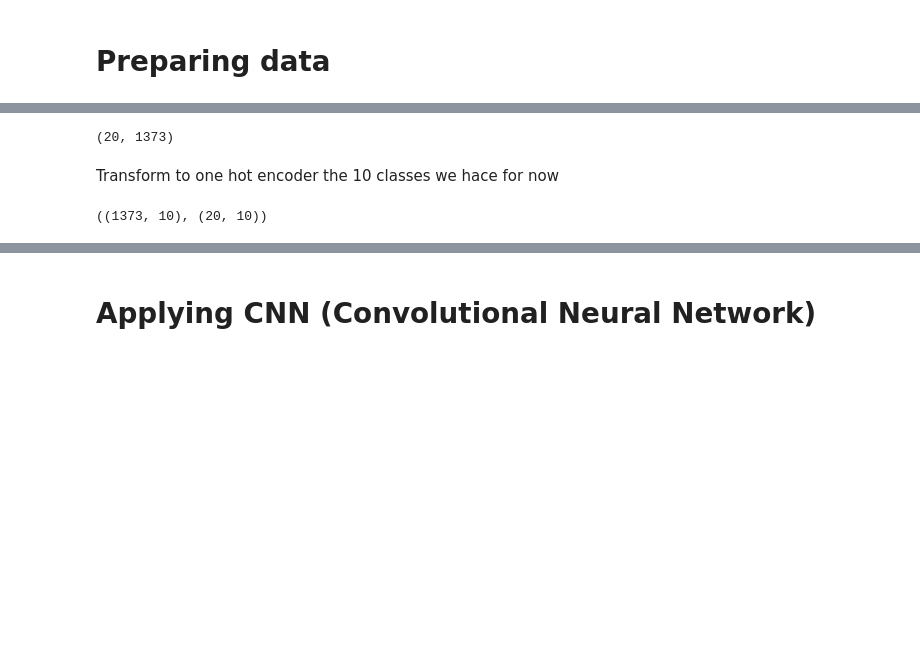
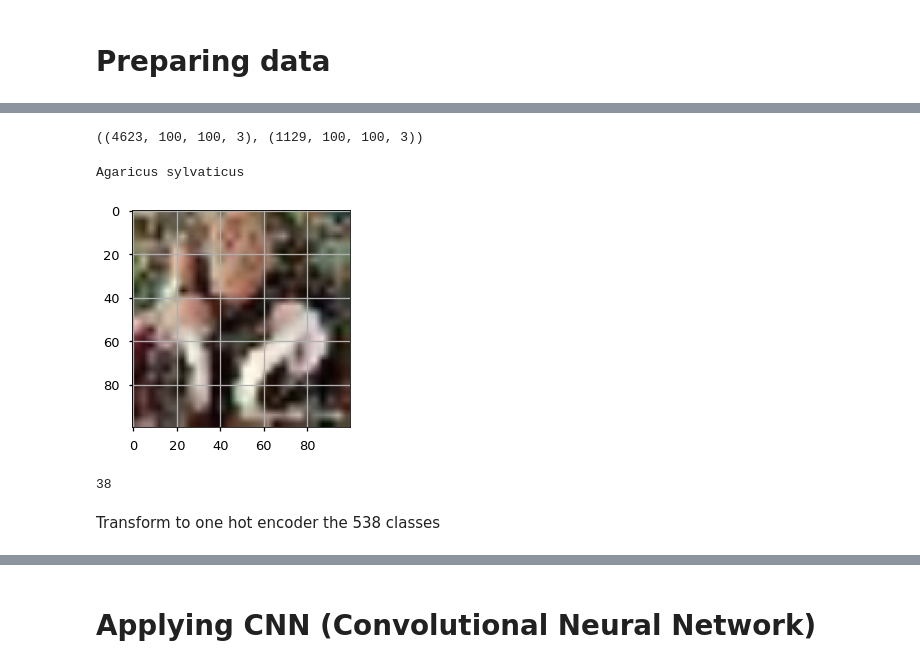
Before and after one commit to JaimeRedondo/Mushrooms_Classification, a Jupyter notebook: Mushrooms_Classification.ipynb, the cells around one changed output, grey strips where cells are left out. Drawn from its saved outputs; the diff is of its cells as text; code cells hidden in the pictures; blank space fills up the shorter version.

```diff
--- a/Mushrooms_Classification.ipynb
+++ b/Mushrooms_Classification.ipynb
@@ -233,0 +285,7 @@ for element in range(0,len(train_labels),140):
+# %%
+mask = pd.Series(randomizado).isin(enteros_aleatorios)
+# %%
+test_images = images[mask]
+test_labels = labels[mask]
+trainval_images = images[~mask]
+trainval_labels = labels[~mask]
@@ -257,5 +309,0 @@ test_labels
-# %%
-test_images=[]
-for element in range(0,len(train_images),140):
-  test_images.append(train_images[element])
-  test_images.append(train_images[element+7])
@@ -311,4 +309,0 @@ for i in range(len(lista_nueva_images)):
-# %%
-#transformamos otra vez a arrays los datos de train y de test
-
-train_images, train_labels, test_images, test_labels = np.array(lista_nueva_images), np.array (lista_nueva_labels), np.array(test_images), np.array(test_labels)
@@ -376,16 +309,0 @@ len(train_labels_nums)
-# %%
-len(test_labels_nums), len(train_labels_nums)
-# %% [output]
-(20, 1373)
-# %% [markdown]
-Transform to one hot encoder the 10 classes we hace for now
-# %%
-#transformamos a onehot nuestros targets
-onehot_train=to_categorical(train_labels_nums,num_classes=10)
-
-
-onehot_test=to_categorical(test_labels_nums,num_classes=10)
-
-onehot_train.shape,onehot_test.shape
-# %% [output]
-((1373, 10), (20, 10))
@@ -391,0 +312,9 @@ onehot_train.shape,onehot_test.shape
+# %%
+train_images.shape,test_images.shape
+# %% [output]
+((4623, 100, 100, 3), (1129, 100, 100, 3))
+# %%
+plot_mushroom_image(79,test_images,test_labels)
+# %% [output]
+Agaricus sylvaticus
+[figure, added]
@@ -391,0 +323,4 @@ onehot_train.shape,onehot_test.shape
+# %%
+len(l2)
+# %% [output]
+38
@@ -391,0 +332,2 @@ onehot_train.shape,onehot_test.shape
+# %% [markdown]
+Transform to one hot encoder the 538 classes
```
Also changed, not shown: parts of 87 cells of this notebook.
